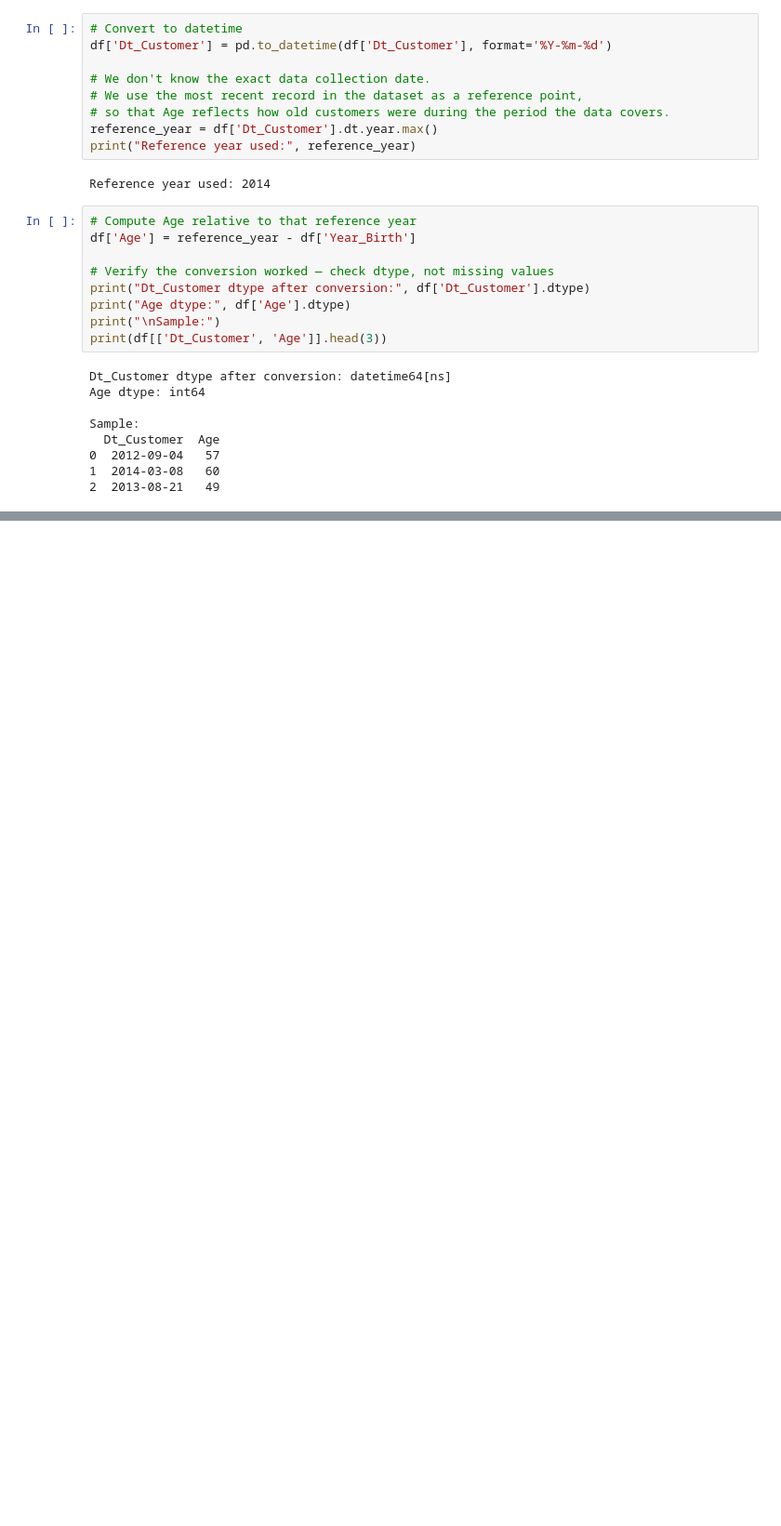
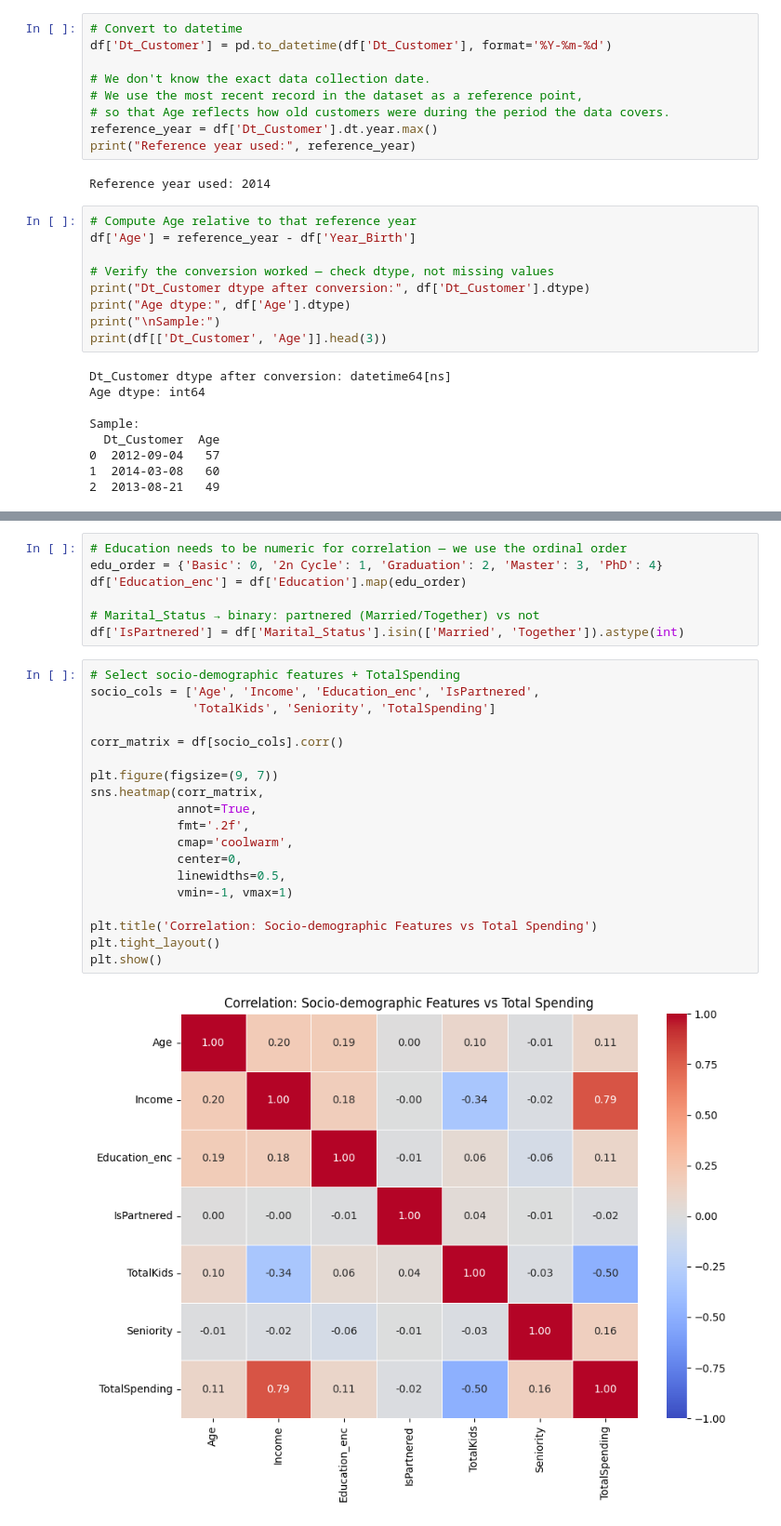
Before and after one commit to ialwayslikedgrime/data_science_exercises, a Jupyter notebook: lab1.ipynb, the cells around one changed output, grey strips where cells are left out. Shown at 93% size. Saved outputs shown, nothing was run; the diff lists cells and outputs as text; blank space fills up the shorter version.

```diff
--- a/lab1.ipynb
+++ b/lab1.ipynb
@@ -207,0 +393,28 @@ Sample:
+# %%
+# Education needs to be numeric for correlation — we use the ordinal order
+edu_order = {'Basic': 0, '2n Cycle': 1, 'Graduation': 2, 'Master': 3, 'PhD': 4}
+df['Education_enc'] = df['Education'].map(edu_order)
+
+# Marital_Status → binary: partnered (Married/Together) vs not
+df['IsPartnered'] = df['Marital_Status'].isin(['Married', 'Together']).astype(int)
+# %%
+# Select socio-demographic features + TotalSpending
+socio_cols = ['Age', 'Income', 'Education_enc', 'IsPartnered',
+              'TotalKids', 'Seniority', 'TotalSpending']
+
+corr_matrix = df[socio_cols].corr()
+
+plt.figure(figsize=(9, 7))
+sns.heatmap(corr_matrix,
+            annot=True,
+            fmt='.2f',
+            cmap='coolwarm',
+            center=0,
+            linewidths=0.5,
+            vmin=-1, vmax=1)
+
+plt.title('Correlation: Socio-demographic Features vs Total Spending')
+plt.tight_layout()
+plt.show()
+# %% [output]
+[figure, added]
```
Also changed, not shown: parts of 31 cells of this notebook.
